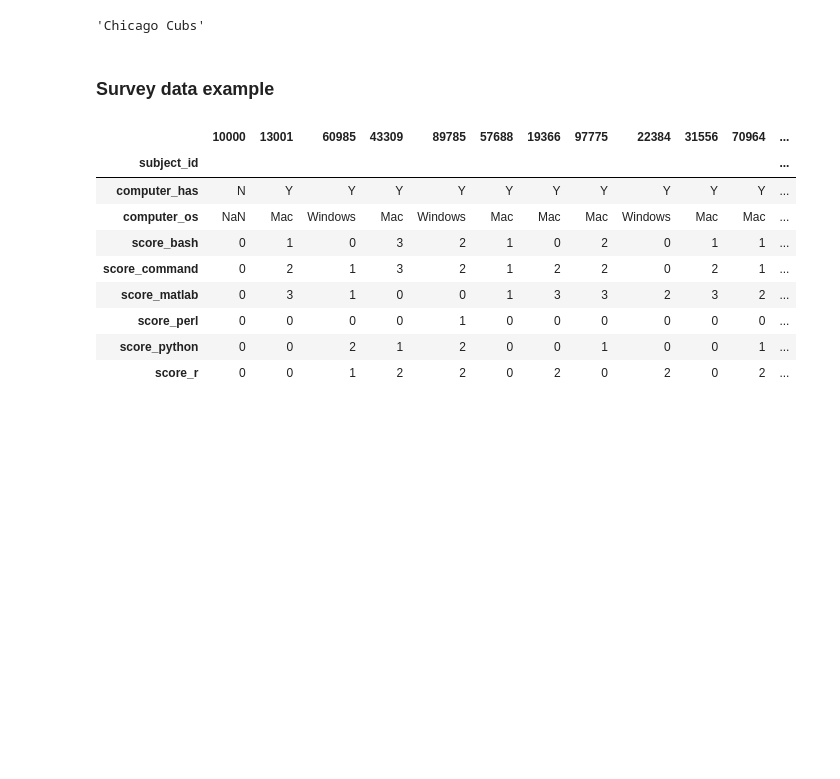
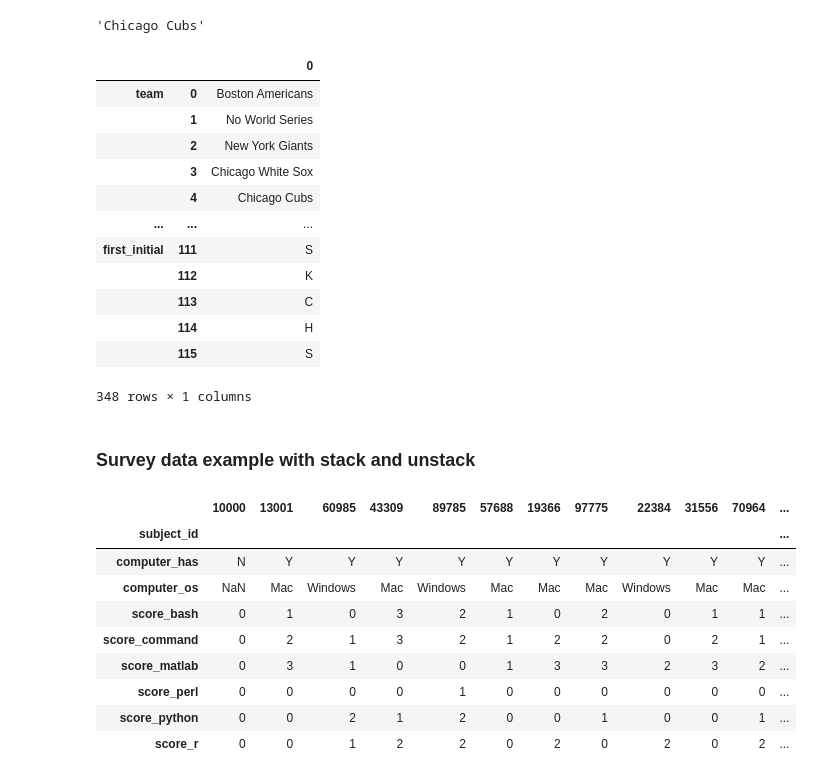
Before and after one commit to cuttlefishh/python-for-data-analysis, a Jupyter notebook: lessons/lesson12.ipynb, the cells around one changed output. Cells and saved outputs as stored; diff of their text form; code cells hidden in the pictures; blank space fills up the shorter version.

```diff
--- a/lessons/lesson12.ipynb
+++ b/lessons/lesson12.ipynb
@@ -683,8 +699,24 @@ Length: 348, dtype: object
 unstack_df['team'][113]
 # %% [output]
 'Chicago Cubs'
+# %%
+pd.DataFrame(unstack_df)
+# %% [output]
+|  |  | 0 |
+| team | 0 | Boston Americans |
+|  | 1 | No World Series |
+|  | 2 | New York Giants |
+|  | 3 | Chicago White Sox |
+|  | 4 | Chicago Cubs |
+| ... | ... | ... |
+| first_initial | 111 | S |
+|  | 112 | K |
+|  | 113 | C |
+|  | 114 | H |
+|  | 115 | S |
+348 rows × 1 columns
 # %% [markdown]
-### Survey data example
+### Survey data example with stack and unstack
 # %%
 df = pd.read_csv('../data/survey_scores_2015.csv', index_col=0)
 # %%
```
Also changed, not shown: parts of 12 cells of this notebook, 3 other files.
